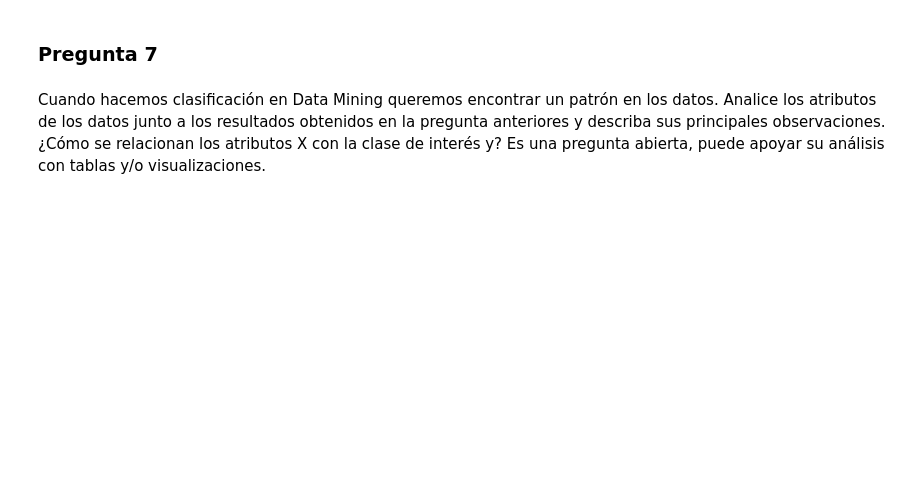
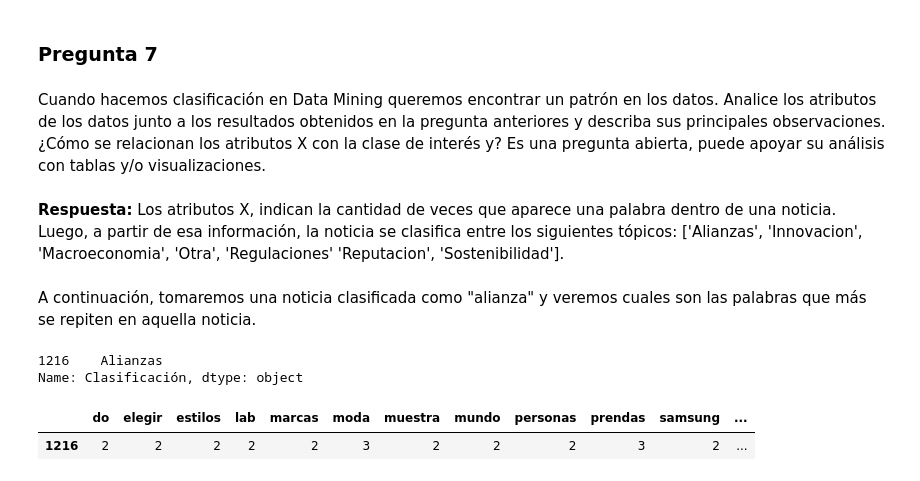
Before and after one commit to andyreus17/mineria, a Jupyter notebook: Laboratorio_3.ipynb, the cells around one changed output. Saved outputs shown, nothing was run; the diff lists cells and outputs as text; code cells hidden in the pictures; blank space fills up the shorter version.

```diff
--- a/Laboratorio_3.ipynb
+++ b/Laboratorio_3.ipynb
@@ -341,3 +338,22 @@ Sostenibilidad       0.82      0.22      0.35        41
 ### Pregunta 7
 # %% [markdown]
 Cuando hacemos clasificación en Data Mining queremos encontrar un patrón en los datos. Analice los atributos de los datos junto a los resultados obtenidos en la pregunta anteriores y describa sus principales observaciones. ¿Cómo se relacionan los atributos X con la clase de interés y? Es una pregunta abierta, puede apoyar su análisis con tablas y/o visualizaciones.
+# %% [markdown]
+**Respuesta:** Los atributos X, indican la cantidad de veces que aparece una palabra dentro de una noticia. Luego, a partir de esa información, la noticia se clasifica entre los siguientes tópicos: ['Alianzas', 'Innovacion', 'Macroeconomia', 'Otra', 'Regulaciones'
+ 'Reputacion', 'Sostenibilidad'].
+# %% [markdown]
+A continuación, tomaremos una noticia clasificada como "alianza" y veremos cuales son las palabras que más se repiten en aquella noticia.
+# %%
+noticia = df_vectorizado.sort_values(by='Clasificación').head(1)
+print(noticia['Clasificación'])
+noticia = noticia[noticia != 0]
+noticia = noticia.dropna(axis=1, how='all')
+noticia2 = noticia.drop(columns=['Clasificación'], axis=1)
+noticia2 = noticia2[noticia2 > 1]
+noticia2 = noticia2.dropna(axis=1, how='all')
+noticia2
+# %% [output]
+1216    Alianzas
+Name: Clasificación, dtype: object
+|  | do | elegir | estilos | lab | marcas | moda | muestra | mundo | personas | prendas | samsung | ... |
+| 1216 | 2 | 2 | 2 | 2 | 2 | 3 | 2 | 2 | 2 | 3 | 2 | ... |
```
Also changed, not shown: parts of 15 cells of this notebook, 2 other files.
